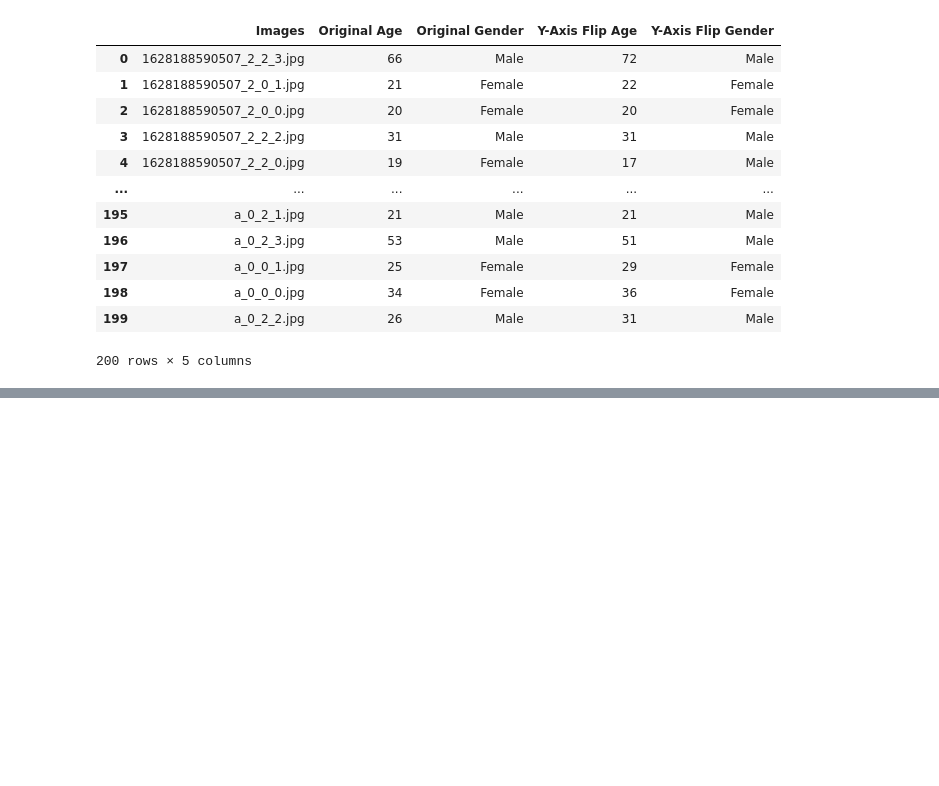
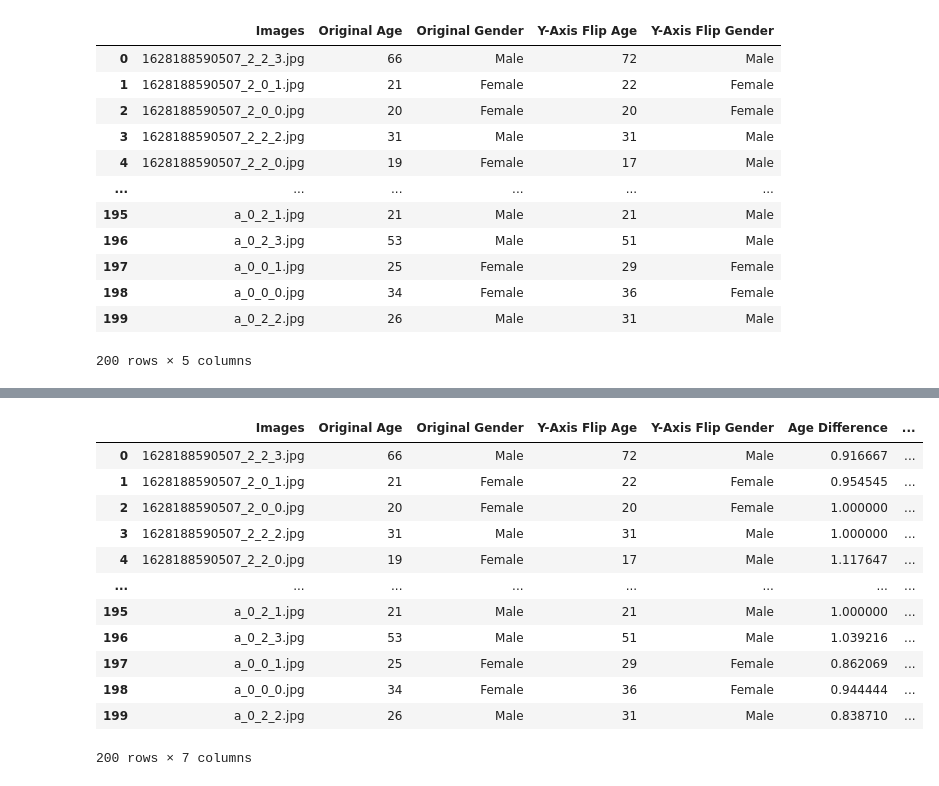
Before and after one commit to levikap/Face_PP_Audit, a Jupyter notebook: face++_audit.ipynb, the cells around one changed output, grey strips where cells are left out. Saved outputs shown, nothing was run; the diff lists cells and outputs as text; code cells hidden in the pictures; blank space fills up the shorter version.

```diff
--- a/face++_audit.ipynb
+++ b/face++_audit.ipynb
@@ -243,3 +244,6 @@ df
 200 rows × 5 columns
 # %%
 df.to_csv("y_axis_flip_data.csv")
+# %%
+df = pd.read_csv("y_axis_flip_data.csv", index_col=0)
+df
@@ -245,0 +264,3 @@ df.to_csv("y_axis_flip_data.csv")
+# %%
+df["Age Difference"] = df["Original Age"] / df["Y-Axis Flip Age"]
+df
@@ -245,0 +281,19 @@ df.to_csv("y_axis_flip_data.csv")
+# %%
+original_gender_to_int = [1 if x == "Male" else -1 for x in df["Original Gender"]]
+flip_gender_to_int = [-1 if x == "Male" else 1 for x in df["Y-Axis Flip Gender"]]
+df["Gender Difference"] = [a + b for a,b in zip(original_gender_to_int, flip_gender_to_int)]
+df
+# %% [output]
+|  | Images | Original Age | Original Gender | Y-Axis Flip Age | Y-Axis Flip Gender | Age Difference | ... |
+| 0 | 1628188590507_2_2_3.jpg | 66 | Male | 72 | Male | 0.916667 | ... |
+| 1 | 1628188590507_2_0_1.jpg | 21 | Female | 22 | Female | 0.954545 | ... |
+| 2 | 1628188590507_2_0_0.jpg | 20 | Female | 20 | Female | 1.000000 | ... |
+| 3 | 1628188590507_2_2_2.jpg | 31 | Male | 31 | Male | 1.000000 | ... |
+| 4 | 1628188590507_2_2_0.jpg | 19 | Female | 17 | Male | 1.117647 | ... |
+| ... | ... | ... | ... | ... | ... | ... | ... |
+| 195 | a_0_2_1.jpg | 21 | Male | 21 | Male | 1.000000 | ... |
+| 196 | a_0_2_3.jpg | 53 | Male | 51 | Male | 1.039216 | ... |
+| 197 | a_0_0_1.jpg | 25 | Female | 29 | Female | 0.862069 | ... |
+| 198 | a_0_0_0.jpg | 34 | Female | 36 | Female | 0.944444 | ... |
+| 199 | a_0_2_2.jpg | 26 | Male | 31 | Male | 0.838710 | ... |
+200 rows × 7 columns
```
Also changed, not shown: parts of 22 cells of this notebook, 3 other files.
